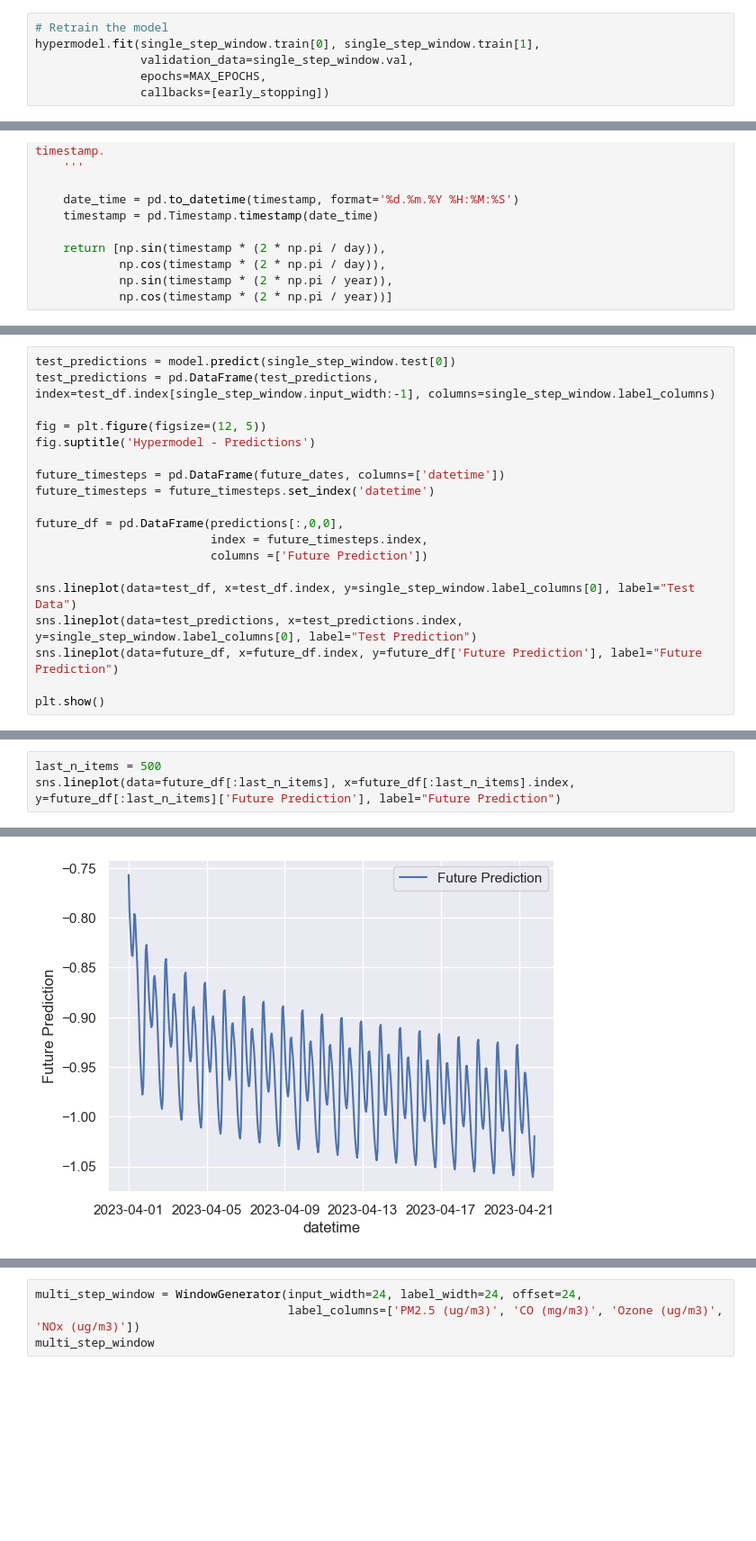
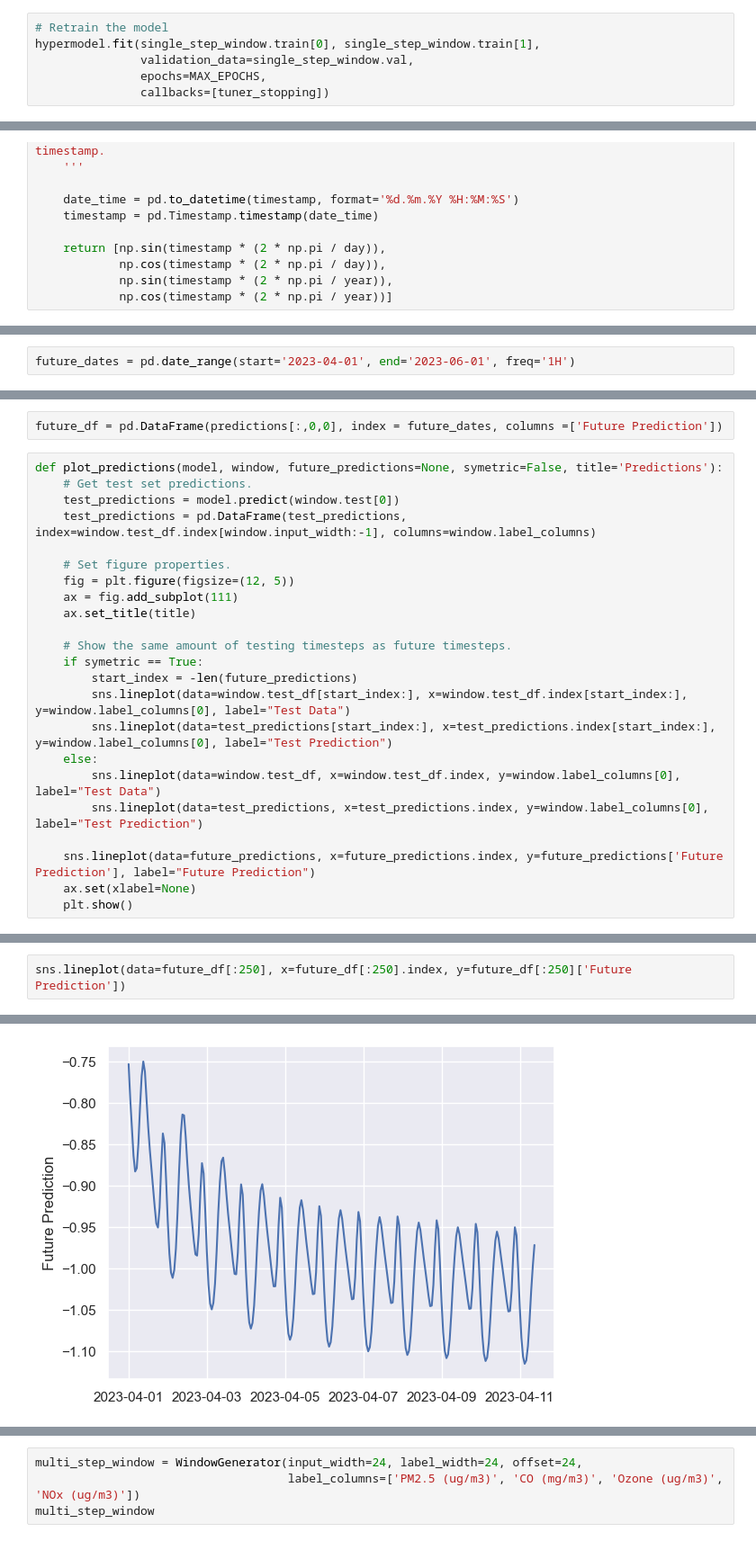
Before and after one commit to sotostzam/india-air-quality-analysis, a Jupyter notebook: 2_deep_learning.ipynb, the cells around one changed output, grey strips where cells are left out. Shown at 90% size. Saved outputs shown, nothing was run; the diff lists cells and outputs as text; blank space fills up the shorter version.

```diff
--- a/2_deep_learning.ipynb
+++ b/2_deep_learning.ipynb
@@ -721,6 +749,6 @@ _________________________________________________________________
 hypermodel.fit(single_step_window.train[0], single_step_window.train[1],
                validation_data=single_step_window.val,
                epochs=MAX_EPOCHS,
-               callbacks=[early_stopping])
+               callbacks=[tuner_stopping])
 # %% [output]
 Epoch 1/50
@@ -825,6 +851,8 @@ def auto_predict(model, window, timesteps):
         index += 1
 
     return np.array(y_future)
+# %%
+future_dates = pd.date_range(start='2023-04-01', end='2023-06-01', freq='1H')
 # %%
 predictions = auto_predict(hypermodel, single_step_window, future_dates)
 # %% [output]
@@ -832,19 +860,25 @@ predictions = auto_predict(hypermodel, single_step_window, future_dates)
+# %%
+future_df = pd.DataFrame(predictions[:,0,0], index = future_dates, columns =['Future Prediction'])
 # %%
-test_predictions = model.predict(single_step_window.test[0])
-test_predictions = pd.DataFrame(test_predictions, index=test_df.index[single_step_window.input_width:-1], columns=single_step_window.label_columns)
+def plot_predictions(model, window, future_predictions=None, symetric=False, title='Predictions'):
+    # Get test set predictions.
+    test_predictions = model.predict(window.test[0])
+    test_predictions = pd.DataFrame(test_predictions, index=window.test_df.index[window.input_width:-1], columns=window.label_columns)
 
-fig = plt.figure(figsize=(12, 5))
-fig.suptitle('Hypermodel - Predictions')
+    # Set figure properties.
+    fig = plt.figure(figsize=(12, 5))
+    ax = fig.add_subplot(111)
+    ax.set_title(title)
 
-future_timesteps = pd.DataFrame(future_dates, columns=['datetime'])
-future_timesteps = future_timesteps.set_index('datetime')
+    # Show the same amount of testing timesteps as future timesteps.
+    if symetric == True:
+        start_index = -len(future_predictions)
+        sns.lineplot(data=window.test_df[start_index:], x=window.test_df.index[start_index:], y=window.label_columns[0], label="Test Data")
+        sns.lineplot(data=test_predictions[start_index:], x=test_predictions.index[start_index:], y=window.label_columns[0], label="Test Prediction")
+    else:
+        sns.lineplot(data=window.test_df, x=window.test_df.index, y=window.label_columns[0], label="Test Data")
+        sns.lineplot(data=test_predictions, x=test_predictions.index, y=window.label_columns[0], label="Test Prediction")
 
-future_df = pd.DataFrame(predictions[:,0,0],
-                         index = future_timesteps.index,
-                         columns =['Future Prediction'])
-
-sns.lineplot(data=test_df, x=test_df.index, y=single_step_window.label_columns[0], label="Test Data")
-sns.lineplot(data=test_predictions, x=test_predictions.index, y=single_step_window.label_columns[0], label="Test Prediction")
-sns.lineplot(data=future_df, x=future_df.index, y=future_df['Future Prediction'], label="Future Prediction")
-
-plt.show()
+    sns.lineplot(data=future_predictions, x=future_predictions.index, y=future_predictions['Future Prediction'], label="Future Prediction")
+    ax.set(xlabel=None)
+    plt.show()
@@ -863,4 +890,3 @@ DatetimeIndex(['2023-04-01 00:00:00', '2023-04-01 01:00:00',
 # %%
-last_n_items = 500
-sns.lineplot(data=future_df[:last_n_items], x=future_df[:last_n_items].index, y=future_df[:last_n_items]['Future Prediction'], label="Future Prediction")
+sns.lineplot(data=future_df[:250], x=future_df[:250].index, y=future_df[:250]['Future Prediction'])
 # %% [output]
@@ -868,2 +894,2 @@ sns.lineplot(data=future_df[:last_n_items], x=future_df[:last_n_items].index, y=
-[figure, old version]
+[figure, new version]
 # %% [markdown]
```
Also changed, not shown: parts of 38 cells of this notebook, 2 other files.
